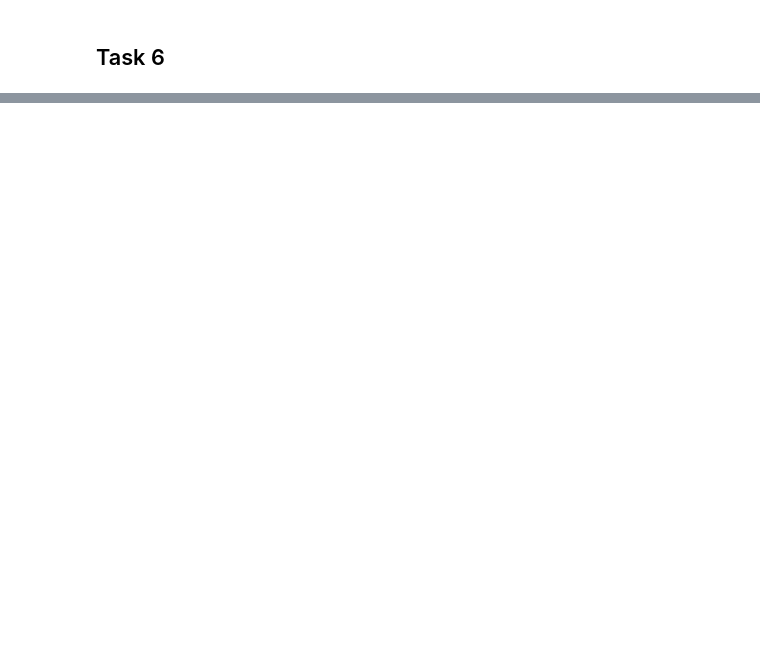
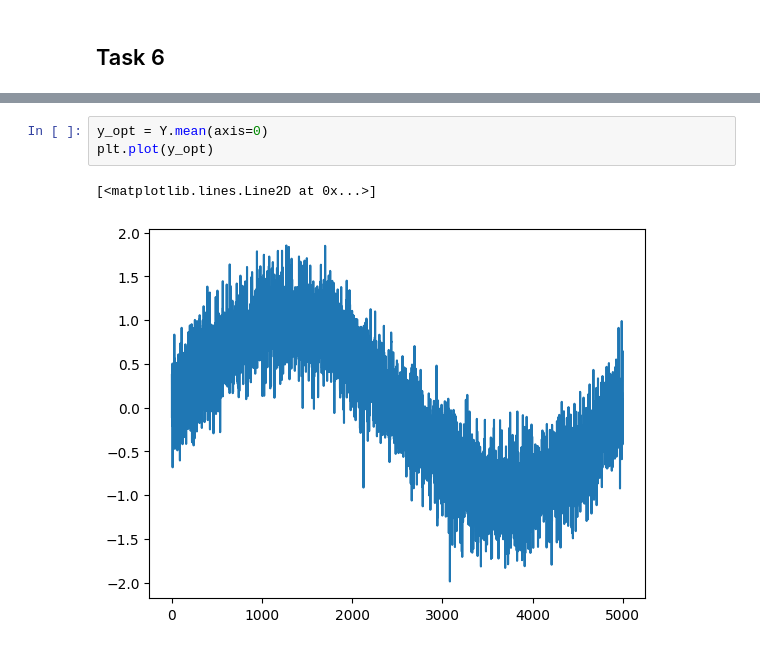
Before and after one commit to mrFendel/NumMethods, a Jupyter notebook: Hometasks/Assignment_5/tasks/Assignment5.ipynb, the cells around one changed output, grey strips where cells are left out. Drawn from its saved outputs; the diff is of its cells as text; blank space fills up the shorter version.

```diff
--- a/Hometasks/Assignment_5/tasks/Assignment5.ipynb
+++ b/Hometasks/Assignment_5/tasks/Assignment5.ipynb
@@ -135,0 +152,6 @@ y = np.
+# %%
+y_opt = Y.mean(axis=0)
+plt.plot(y_opt)
+# %% [output]
+[<matplotlib.lines.Line2D at 0x...>]
+[figure, added]
```
Also changed, not shown: parts of 12 cells of this notebook.
